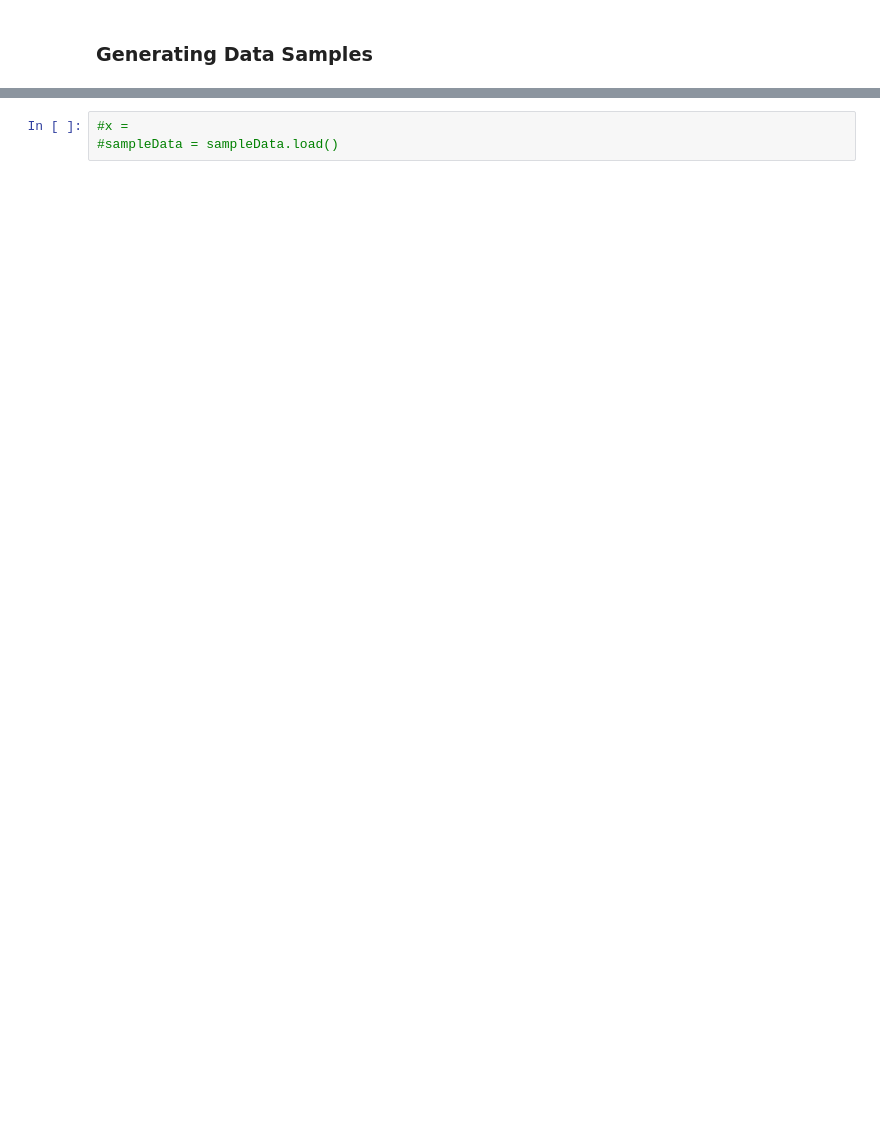
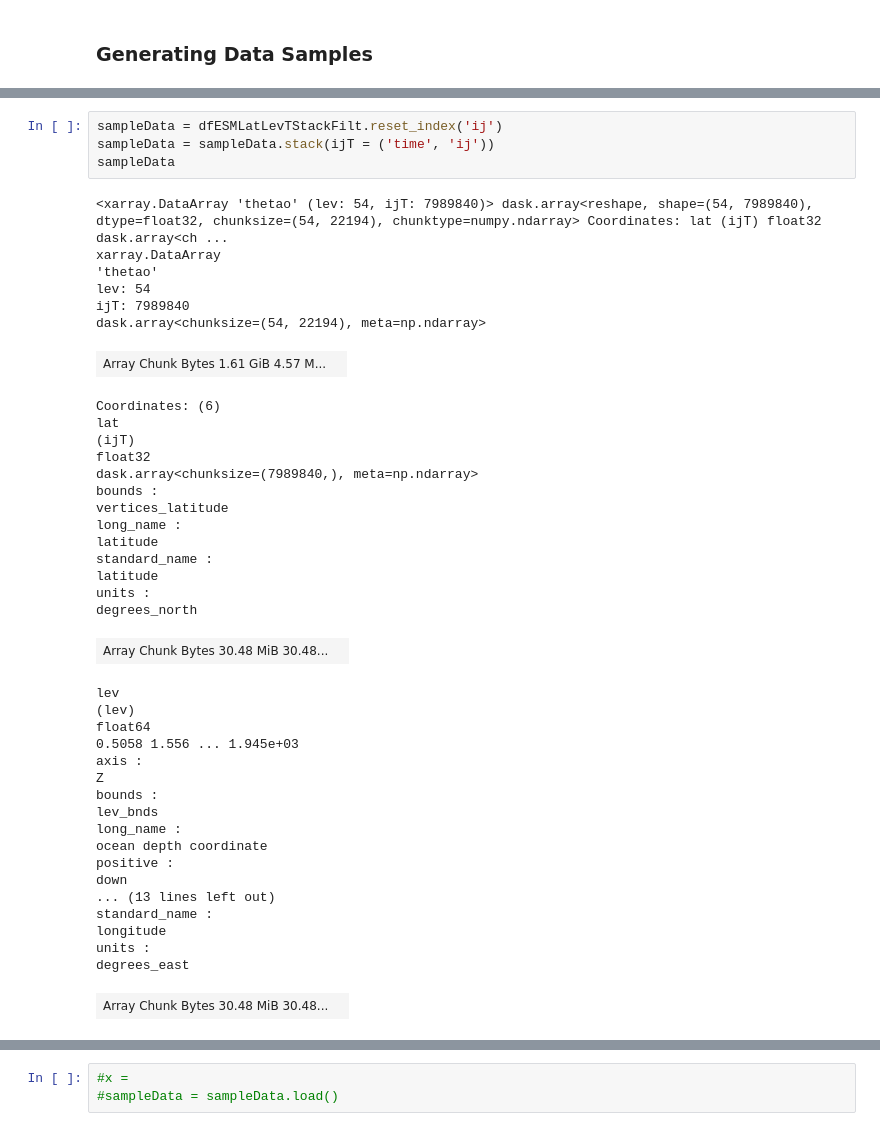
Before and after one commit to el1247/BAS_AI4ER_SAM, a Jupyter notebook: notebooks/exploratory/2.2_el_GMMTemperatureProfileClassification2.ipynb, the cells around one changed output, grey strips where cells are left out. Saved outputs shown, nothing was run; the diff lists cells and outputs as text; blank space fills up the shorter version.

```diff
--- a/notebooks/exploratory/2.2_el_GMMTemperatureProfileClassification2.ipynb
+++ b/notebooks/exploratory/2.2_el_GMMTemperatureProfileClassification2.ipynb
@@ -711,0 +712,44 @@ Attributes: (0)
+# %%
+sampleData = dfESMLatLevTStackFilt.reset_index('ij')
+sampleData = sampleData.stack(ijT = ('time', 'ij'))
+sampleData
+# %% [output]
+<xarray.DataArray 'thetao' (lev: 54, ijT: 7989840)> dask.array<reshape, shape=(54, 7989840), dtype=float32, chunksize=(54, 22194), chunktype=numpy.ndarray> Coordinates: lat (ijT) float32 dask.array<ch ...
+xarray.DataArray
+'thetao'
+lev: 54
+ijT: 7989840
+dask.array<chunksize=(54, 22194), meta=np.ndarray>
+| Array Chunk Bytes 1.61 GiB 4.57 M... |  |
+Coordinates: (6)
+lat
+(ijT)
+float32
+dask.array<chunksize=(7989840,), meta=np.ndarray>
+bounds :
+vertices_latitude
+long_name :
+latitude
+standard_name :
+latitude
+units :
+degrees_north
+| Array Chunk Bytes 30.48 MiB 30.48... |  |
+lev
+(lev)
+float64
+0.5058 1.556 ... 1.945e+03
+axis :
+Z
+bounds :
+lev_bnds
+long_name :
+ocean depth coordinate
+positive :
+down
+... (13 lines left out)
+standard_name :
+longitude
+units :
+degrees_east
+| Array Chunk Bytes 30.48 MiB 30.48... |  |
```
Also changed, not shown: parts of 23 cells of this notebook.
